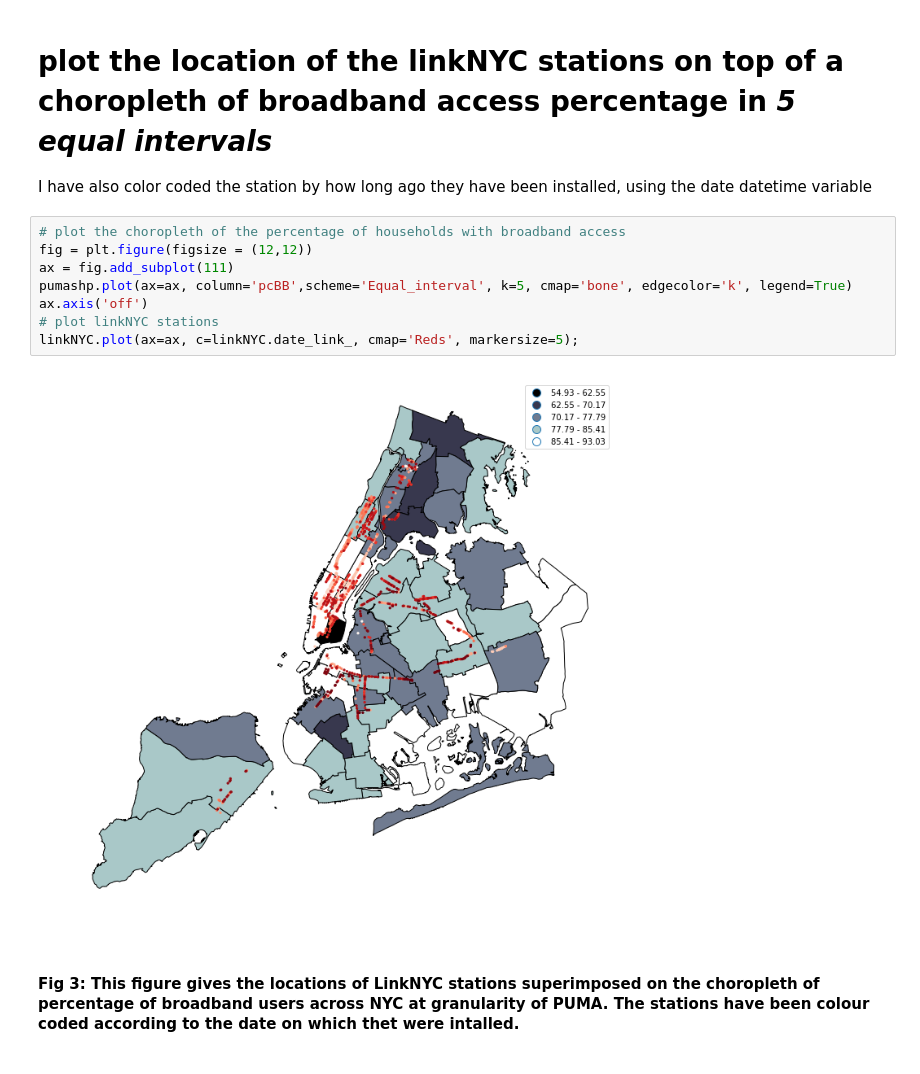
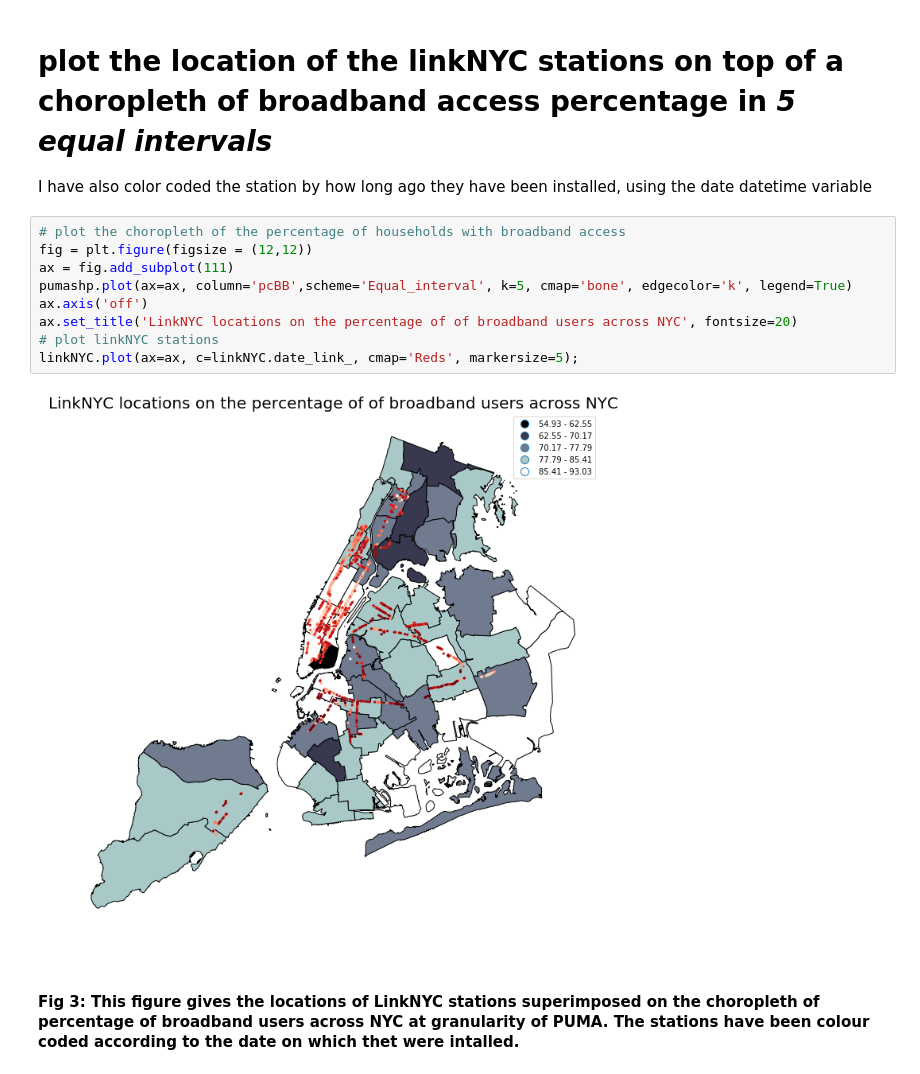
Before and after one commit to gauravcusp/Urban_Informatics_Coding_Assignments, a Jupyter notebook: HW9_gb1877/HW9_2_gb1877.ipynb, the cells around one changed output. Cells and saved outputs as stored; diff of their text form.

```diff
--- a/HW9_gb1877/HW9_2_gb1877.ipynb
+++ b/HW9_gb1877/HW9_2_gb1877.ipynb
@@ -462,13 +461,14 @@ I have also color coded the station by how long ago they have been installed, us
 # %%
 # plot the choropleth of the percentage of households with broadband access
 fig = plt.figure(figsize = (12,12))
 ax = fig.add_subplot(111)
 pumashp.plot(ax=ax, column='pcBB',scheme='Equal_interval', k=5, cmap='bone', edgecolor='k', legend=True)
 ax.axis('off')
+ax.set_title('LinkNYC locations on the percentage of of broadband users across NYC', fontsize=20)
 # plot linkNYC stations
 linkNYC.plot(ax=ax, c=linkNYC.date_link_, cmap='Reds', markersize=5);
 # %% [output]
-[figure, old version]
+[figure, new version]
 # %% [markdown]
 #### Fig 3: This figure gives the locations of LinkNYC stations superimposed on the choropleth of percentage of broadband users across NYC at granularity of PUMA. The stations have been colour coded according to the date on which thet were intalled.
 # %% [markdown]
```
Also changed, not shown: parts of 1 cell of this notebook.
